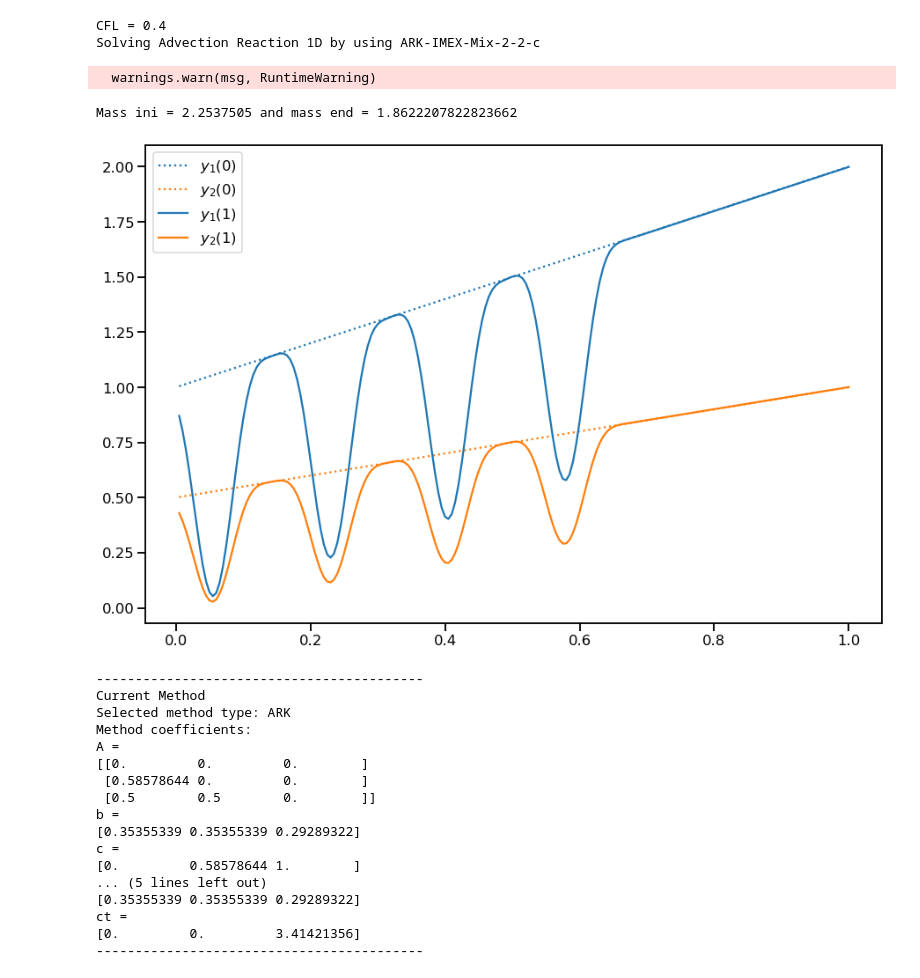
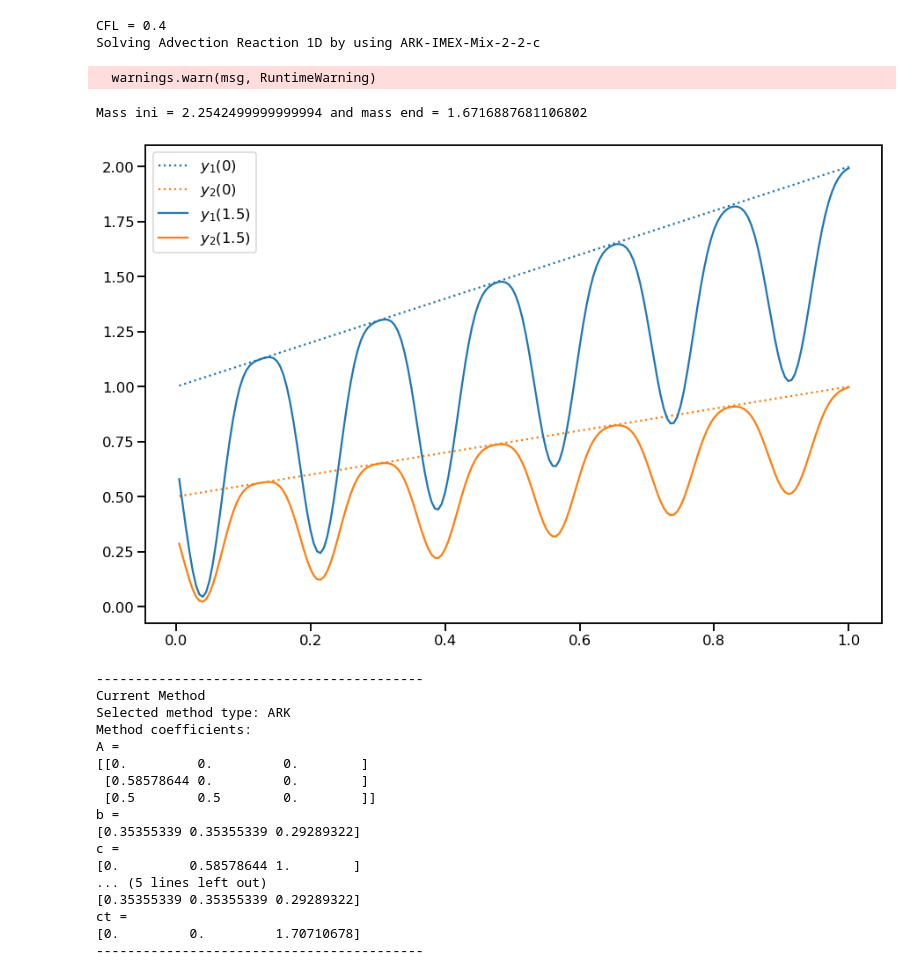
Before and after one commit to emconsta/desolve, a Jupyter notebook: notebooks/TestAdvectionReaction1D.ipynb, the cells around one changed output. Cells and saved outputs as stored; diff of their text form; code cells hidden in the pictures.

```diff
--- a/notebooks/TestAdvectionReaction1D.ipynb
+++ b/notebooks/TestAdvectionReaction1D.ipynb
@@ -4,11 +4,14 @@ import time
 import matplotlib as mpl
 import matplotlib.pyplot as plt
 from DESolver import DESolver
+
 from problems_ODEs import ProblemsODE
 from problems_PDEs import ProblemsPDE
 
 import seaborn as sns
 sns.set_context("talk", font_scale=1.) # "talk"
+TEND=1.5
+KAPPA=np.asarray([1e+03,2e+03])
 # %%
 solver=DESolver()
 solver.set_info(0)
@@ -296,7 +483,7 @@ solver=DESolver()
 solver.set_info(0)
 
 pde_problem_setup={'mx':200,'n':2,'Flux':'linear-advection','Flux_c':1.,'BC':'periodic',
-                   'x_min':0.,'x_max':1.,'kappa':np.asarray([1e+06,2e+06]),
+                   'x_min':0.,'x_max':1.,'kappa':KAPPA,
                    's':np.asarray([0,1]),'alpha':np.asarray([1,0])}
 rhs_e, rhs_i, u_ini, problem_setup, problem= ProblemsPDE('Advection Reaction 1D',pde_problem_setup)#('Navier-Stokes2D')
 
@@ -316,7 +503,7 @@ else:
     solver.set_rhs(rhs_e)
 
 problem_setup['DT']=0.002
-problem_setup['T_DURATION']['end']=1.
+problem_setup['T_DURATION']['end']=TEND
 
 
 print("CFL = {:}".format(pde_problem_setup['Flux_c']*problem_setup['DT']/problem_setup['context']['dx']))
@@ -337,35 +524,35 @@ print("Mass ini = {:} and mass end = {:}".format(mass_ini,mass_end))
 
 
 
 #sol=u
 unvec=problem_setup['context']['unvectorize']
 time_idx=0
 y_ini=np.squeeze(unvec(u[:,time_idx],problem_setup['context']))
 y_end=np.squeeze(unvec(u[:,-1],problem_setup['context']))
 
 mx=problem_setup['context']['mx']
 n=problem_setup['context']['n']
 x_coord=problem_setup['context']['x_coord']
 
 fig = plt.figure(figsize=(15, 10))
 hy1=plt.plot(x_coord,y_ini[0,:],':',label=r'$y_1(0)$')
 hy2=plt.plot(x_coord,y_ini[1,:],':',label=r'$y_2(0)$')
 
 plt.plot(x_coord,y_end[0,:],'-',color=hy1[0].get_color(),label=r'$y_1({:g})$'.format(t[-1]))
 plt.plot(x_coord,y_end[1,:],'-',color=hy2[0].get_color(),label=r'$y_2({:g})$'.format(t[-1]))
 
 plt.legend()
 plt.show()
 
 solver.view_complete_status()
 
 ARK22c={'x_coord':x_coord,'y_end':y_end}
 # %% [output]
 CFL = 0.4
 Solving Advection Reaction 1D by using ARK-IMEX-Mix-2-2-c
   warnings.warn(msg, RuntimeWarning)
-Mass ini = 2.2537505 and mass end = 1.8622207822823662
+Mass ini = 2.2542499999999994 and mass end = 1.6716887681106802
-[figure, old version]
+[figure, new version]
 ------------------------------------------
 Current Method
 Selected method type: ARK
@@ -381,5 +568,5 @@ c =
 ... (5 lines left out)
 [0.35355339 0.35355339 0.29289322]
 ct =
-[0.         0.         3.41421356]
+[0.         0.         1.70710678]
 ------------------------------------------
```
Also changed, not shown: parts of 21 cells of this notebook, 2 other files.
